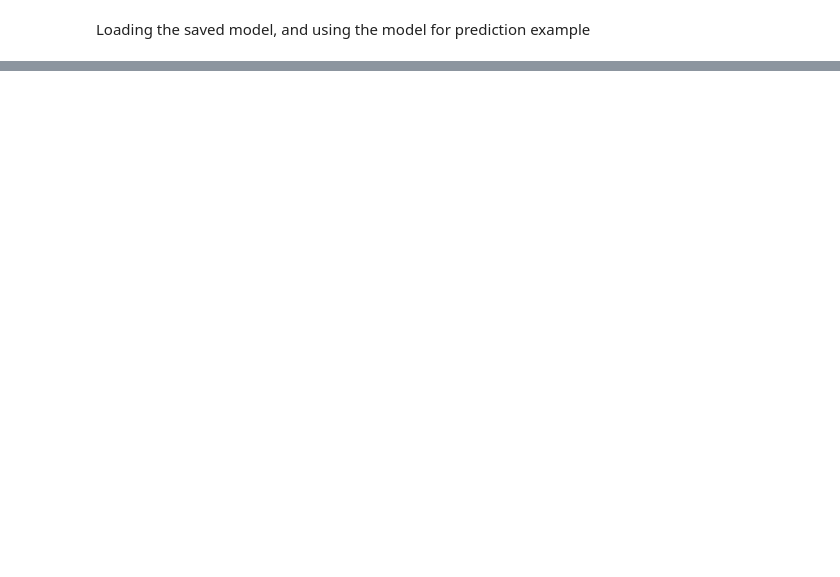
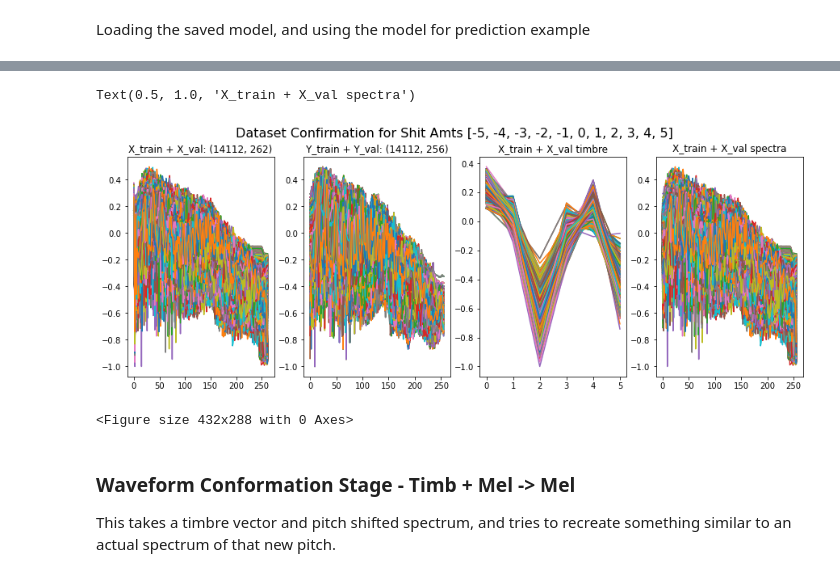
Before and after one commit to zioul123/VocalPitchModulator, a Jupyter notebook: Timbre And Spectrum Decoder.ipynb, the cells around one changed output, grey strips where cells are left out. Saved outputs shown, nothing was run; the diff lists cells and outputs as text; code cells hidden in the pictures; blank space fills up the shorter version.

```diff
--- a/Timbre And Spectrum Decoder.ipynb
+++ b/Timbre And Spectrum Decoder.ipynb
@@ -345,0 +412,21 @@ print(gl_abs_waveform.shape)
+# %%
+n_ffts = 2048; overlap = 0.5;
+n_input = 262; n_hid = 262; n_output = 256;
+n_mels = 256; n_mfcc = 12; n_timb_hid = 10; n_timb = 6
+pitch_shift_amts = [ -5, -4, -3, -2, -1, 0, 1, 2, 3, 4, 5]
+sparsities = np.array([11, 12, 13, 14, 15, 16, 15, 14, 13, 12, 11])
+
+X_train=[]; Y_train=[]; X_val=[]; Y_val=[]
+for idx, pitch_shift_amt in enumerate(pitch_shift_amts):
+    print(idx)
+    _X_train, _Y_train, _X_val, _Y_val, list_of_test_idx, max_pitched_mels, all_pitched_mels = \
+        create_training_dataset(n_ffts, overlap, n_mels, pitch_shift_amt, sparsity_factor = sparsities[idx])
+    X_train.extend(_X_train)
+    Y_train.extend(_Y_train)
+    X_val.extend(_X_val)
+    Y_val.extend(_Y_val)
+
+X_train, Y_train, X_val, Y_val = map(np.array, (X_train, Y_train, X_val, Y_val))
+print(X_train.shape, Y_train.shape, X_val.shape, Y_val.shape)
+X_train, Y_train, X_val, Y_val = map(torch.Tensor, (X_train, Y_train, X_val, Y_val))
+X_train.float(); Y_train.float(); X_val.float(); Y_val.float();
@@ -345,0 +451,21 @@ print(gl_abs_waveform.shape)
+# %%
+# Visualize and verify Mels
+fig, ax = plt.subplots(1, 4, figsize=(15,5))
+plt.figure()
+fig.suptitle("Dataset Confirmation for Shit Amts {}".format(pitch_shift_amts), fontsize=16)
+ax[0].plot(np.concatenate((X_train, X_val)).T)
+ax[0].set_title("X_train + X_val: {}".format(np.concatenate((X_train, X_val)).shape))
+ax[1].plot(np.concatenate((Y_train, Y_val)).T)
+ax[1].set_title("Y_train + Y_val: {}".format(np.concatenate((Y_train, Y_val)).shape))
+ax[2].plot(np.concatenate((X_train, X_val)).T[:n_timb,:])
+ax[2].set_title("X_train + X_val timbre")
+ax[3].plot(np.concatenate((X_train, X_val)).T[n_timb:,:])
+ax[3].set_title("X_train + X_val spectra")
+# %% [output]
+Text(0.5, 1.0, 'X_train + X_val spectra')
+[figure, added]
+<Figure size 432x288 with 0 Axes>
+# %% [markdown]
+### Waveform Conformation Stage - Timb + Mel -> Mel
+
+This takes a timbre vector and pitch shifted spectrum, and tries to recreate something similar to an actual spectrum of that new pitch.
```
Also changed, not shown: parts of 38 cells of this notebook, 13 other files.
